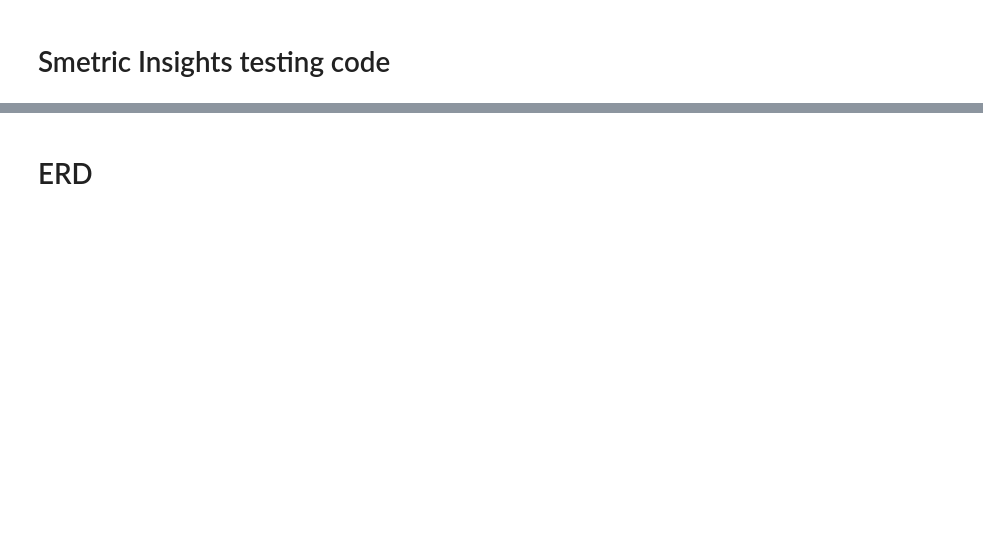
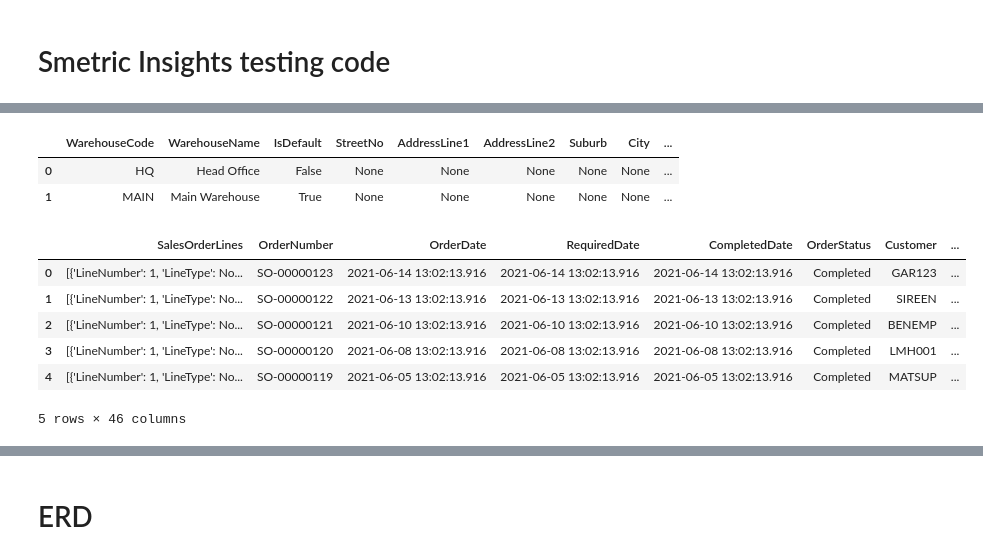
Before and after one commit to TOMMYWHY/Smetric-Insights_demo, a Jupyter notebook: index.ipynb, the cells around one changed output, grey strips where cells are left out. Saved outputs shown, nothing was run; the diff lists cells and outputs as text; code cells hidden in the pictures; blank space fills up the shorter version.

```diff
--- a/index.ipynb
+++ b/index.ipynb
@@ -192,0 +120,31 @@ df_Invoices.head()
+# %%
+df_Warehouses= pd.DataFrame(data=get_request("GET", 'Warehouses').json()['Items'])
+df_Warehouses.to_csv("Warehouses.csv")
+df_Warehouses
+# %% [output]
+|  | WarehouseCode | WarehouseName | IsDefault | StreetNo | AddressLine1 | AddressLine2 | Suburb | City | ... |
+| 0 | HQ | Head Office | False | None | None | None | None | None | ... |
+| 1 | MAIN | Main Warehouse | True | None | None | None | None | None | ... |
+# %%
+df_SalesOrders = pd.DataFrame(data=get_request("GET", 'SalesOrders').json()['Items'])
+
+df_SalesOrders['OrderDate'] = dateFormat(df_SalesOrders,'OrderDate')
+df_SalesOrders['RequiredDate'] = dateFormat(df_SalesOrders,'RequiredDate')
+df_SalesOrders['CompletedDate'] = dateFormat(df_SalesOrders,'CompletedDate')
+df_SalesOrders['CreatedOn'] = dateFormat(df_SalesOrders,'CreatedOn')
+df_SalesOrders['LastModifiedOn'] = dateFormat(df_SalesOrders,'LastModifiedOn')
+
+df_SalesOrders['Customer'] = [i['CustomerCode'] for i in df_SalesOrders['Customer']]
+df_SalesOrders['Warehouse'] = [i['WarehouseCode'] for i in df_SalesOrders['Warehouse']]
+
+
+df_SalesOrders.to_csv("SalesOrders.csv")
+df_SalesOrders.head()
+# %% [output]
+|  | SalesOrderLines | OrderNumber | OrderDate | RequiredDate | CompletedDate | OrderStatus | Customer | ... |
+| 0 | [{'LineNumber': 1, 'LineType': No... | SO-00000123 | 2021-06-14 13:02:13.916 | 2021-06-14 13:02:13.916 | 2021-06-14 13:02:13.916 | Completed | GAR123 | ... |
+| 1 | [{'LineNumber': 1, 'LineType': No... | SO-00000122 | 2021-06-13 13:02:13.916 | 2021-06-13 13:02:13.916 | 2021-06-13 13:02:13.916 | Completed | SIREEN | ... |
+| 2 | [{'LineNumber': 1, 'LineType': No... | SO-00000121 | 2021-06-10 13:02:13.916 | 2021-06-10 13:02:13.916 | 2021-06-10 13:02:13.916 | Completed | BENEMP | ... |
+| 3 | [{'LineNumber': 1, 'LineType': No... | SO-00000120 | 2021-06-08 13:02:13.916 | 2021-06-08 13:02:13.916 | 2021-06-08 13:02:13.916 | Completed | LMH001 | ... |
+| 4 | [{'LineNumber': 1, 'LineType': No... | SO-00000119 | 2021-06-05 13:02:13.916 | 2021-06-05 13:02:13.916 | 2021-06-05 13:02:13.916 | Completed | MATSUP | ... |
+5 rows × 46 columns
```
Also changed, not shown: parts of 26 cells of this notebook, 14 other files.
